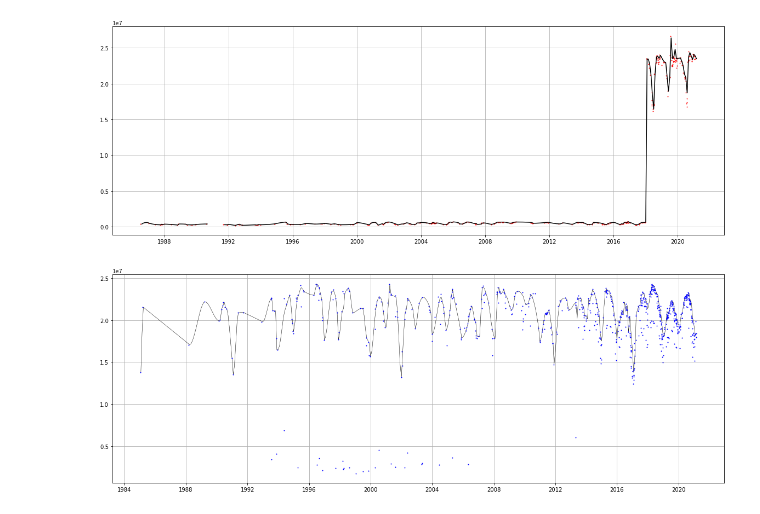
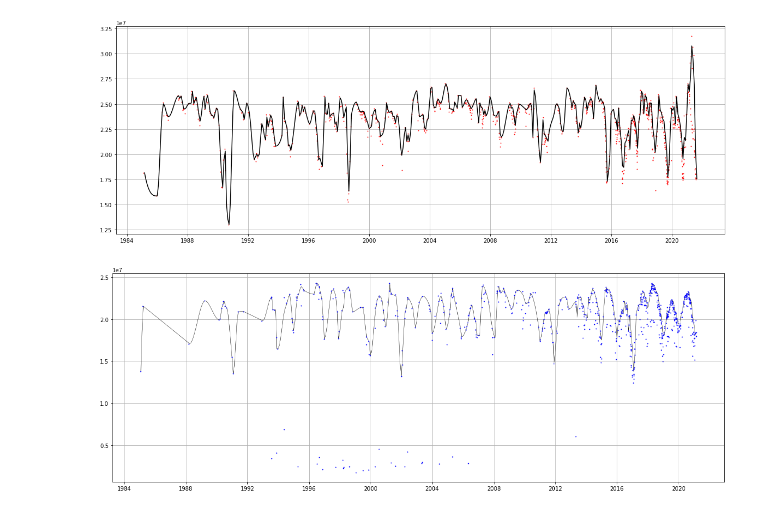
Before and after one commit to global-water-watch/research-reservoir-water-dynamics, a Jupyter notebook: notebooks/01-daily-to-monthly.ipynb, the cells around one changed output. Cells and saved outputs as stored; diff of their text form; code cells hidden in the pictures.

Commit message:
update monthly and raw data

```diff
--- a/notebooks/01-daily-to-monthly.ipynb
+++ b/notebooks/01-daily-to-monthly.ipynb
@@ -32,12 +34,9 @@ reservoirs_by_filenames = list(pathlib.Path(dir_eo).glob('*.geojson'))
 # %%
 def get_data(filename):
-    ts = json.loads(open(dir_eo + filename).read())['features'][0]['properties']
+    df = pd.read_csv(filename)
 
-    df = pd.DataFrame({
-        'time': ts['water_area_time'], 'water_area_filled': ts['water_area_filled'], 'area': ts['water_area_filled'], 'mission': ts['mission'],
-        'ndwi_threshold': ts['ndwi_threshold'], 'quality_score': ts['quality_score'],
-        'water_area_filled_fraction': ts['water_area_filled_fraction'],
-        'water_area_p': ts['water_area_p'], 'water_area_value': ts['water_area_value']
+    df = df.rename(columns = {
+        'water_area_time': 'time'
     })
 
     df['time_ms'] = df.time
@@ -175,9 +174,9 @@ def plot(filename):
 
     return df
 # %%
-de = plot('0086911.geojson')
+de = plot('0086923.csv')
 # %% [output]
-[figure, old version]
+[figure, new version]
 # %%
 import tqdm.notebook
 # %%
```
Also changed, not shown: parts of 10 cells of this notebook, 1 other file.
